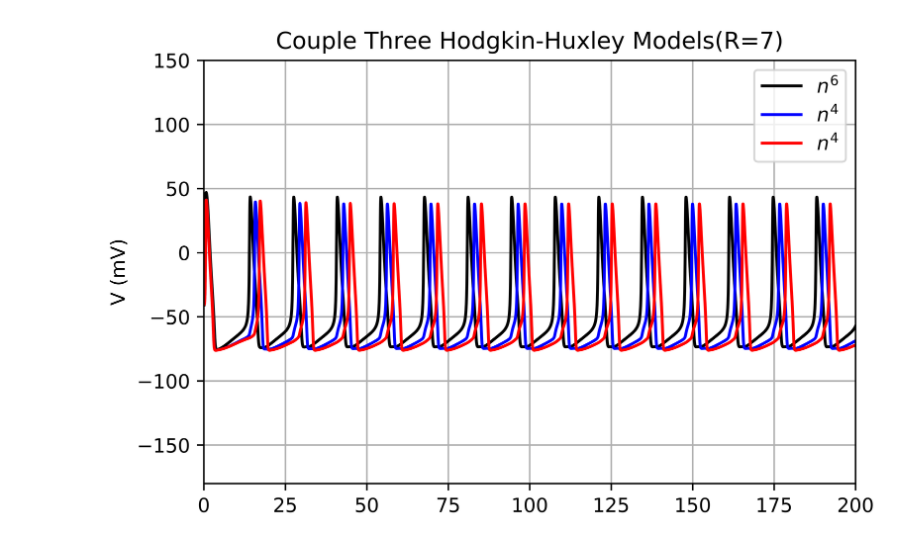
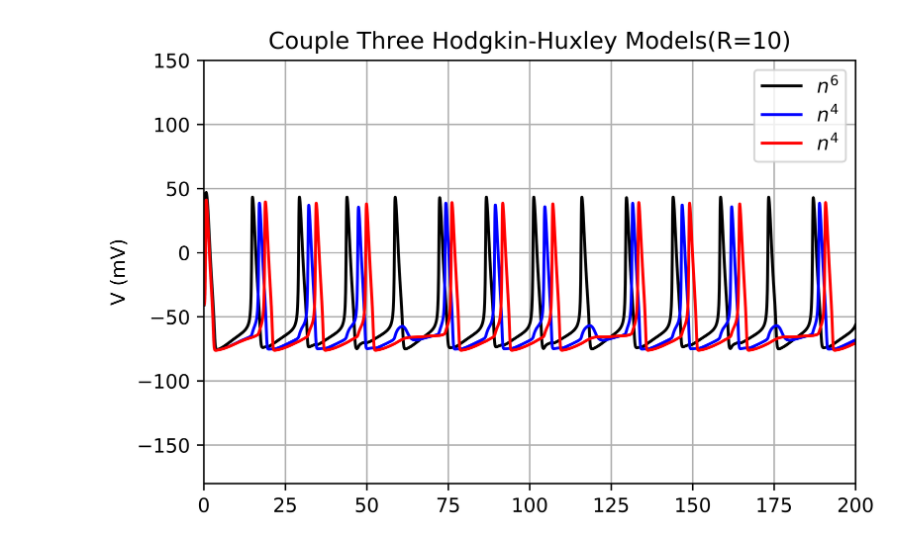
Before and after one commit to CFP106022272/Neuronal-Dynamics, a Jupyter notebook: Couple Three Hodgkin-Huxley Models.ipynb, the cells around one changed output. Saved outputs shown, nothing was run; the diff lists cells and outputs as text; code cells hidden in the pictures.

```diff
--- a/Couple Three Hodgkin-Huxley Models.ipynb
+++ b/Couple Three Hodgkin-Huxley Models.ipynb
@@ -39,39 +39,39 @@ class HodgkinHuxley():
     @staticmethod
     def Couple(X, t, self):
         V1, m1, h1, n1, V2, m2, h2, n2, V3, m3, h3, n3 = X
-        R = 7
+        R = 10
         if V1 > V2 and V2 > V3:
-            dV1dt=( - self.I_Na(V1, m1, h1) - self.I_K2(V1, n1) - self.I_L(V1)) / self.C_m
-            dV2dt=((V1-V2)/R - self.I_Na(V2, m2, h2) - self.I_K(V2, n2) - self.I_L(V2)) / self.C_m
+            dV1dt=(- (V1-V2)/R - self.I_Na(V1, m1, h1) - self.I_K2(V1, n1) - self.I_L(V1)) / self.C_m
+            dV2dt=((V1-V2)/R - (V2-V3)/R - self.I_Na(V2, m2, h2) - self.I_K(V2, n2) - self.I_L(V2)) / self.C_m
             dV3dt=((V2-V3)/R - self.I_Na(V3, m3, h3) - self.I_K(V3, n3) - self.I_L(V3)) / self.C_m
         elif V1 > V2 and V2 < V3:
-            dV1dt=( - self.I_Na(V1, m1, h1) - self.I_K2(V1, n1) - self.I_L(V1)) / self.C_m
+            dV1dt=(- (V1-V2)/R - self.I_Na(V1, m1, h1) - self.I_K2(V1, n1) - self.I_L(V1)) / self.C_m
             dV2dt=((V1-V2)/R + (V3-V2)/R - self.I_Na(V2, m2, h2) - self.I_K(V2, n2) - self.I_L(V2)) / self.C_m
-            dV3dt=( - self.I_Na(V3, m3, h3) - self.I_K(V3, n3) - self.I_L(V3)) / self.C_m
+            dV3dt=(- (V3-V2)/R - self.I_Na(V3, m3, h3) - self.I_K(V3, n3) - self.I_L(V3)) / self.C_m
         elif V1 > V2 and V2 == V3:
-            dV1dt=( - self.I_Na(V1, m1, h1) - self.I_K2(V1, n1) - self.I_L(V1)) / self.C_m
+            dV1dt=(- (V1-V2)/R - self.I_Na(V1, m1, h1) - self.I_K2(V1, n1) - self.I_L(V1)) / self.C_m
             dV2dt=((V1-V2)/R - self.I_Na(V2, m2, h2) - self.I_K(V2, n2) - self.I_L(V2)) / self.C_m
-            dV3dt=( - self.I_Na(V3, m3, h3) - self.I_K(V3, n3) - self.I_L(V3)) / self.C_m
+            dV3dt=(- self.I_Na(V3, m3, h3) - self.I_K(V3, n3) - self.I_L(V3)) / self.C_m
         elif V1 < V2 and V2 > V3:
             dV1dt=((V2-V1)/R - self.I_Na(V1, m1, h1) - self.I_K2(V1, n1) - self.I_L(V1)) / self.C_m
-            dV2dt=( - self.I_Na(V2, m2, h2) - self.I_K(V2, n2) - self.I_L(V2)) / self.C_m
+            dV2dt=(- (V2-V1)/R - (V2-V3)/R - self.I_Na(V2, m2, h2) - self.I_K(V2, n2) - self.I_L(V2)) / self.C_m
             dV3dt=((V2-V3)/R - self.I_Na(V3, m3, h3) - self.I_K(V3, n3) - self.I_L(V3)) / self.C_m
         elif V1 < V2 and V2 < V3:
             dV1dt=((V2-V1)/R - self.I_Na(V1, m1, h1) - self.I_K2(V1, n1) - self.I_L(V1)) / self.C_m
-            dV2dt=((V3-V2)/R - self.I_Na(V2, m2, h2) - self.I_K(V2, n2) - self.I_L(V2)) / self.C_m
-            dV3dt=( - self.I_Na(V3, m3, h3) - self.I_K(V3, n3) - self.I_L(V3)) / self.C_m
+            dV2dt=(- (V2-V1)/R + (V3-V2)/R - self.I_Na(V2, m2, h2) - self.I_K(V2, n2) - self.I_L(V2)) / self.C_m
+            dV3dt=(- (V3-V2)/R - self.I_Na(V3, m3, h3) - self.I_K(V3, n3) - self.I_L(V3)) / self.C_m
         elif V1 < V2 and V2 == V3:
             dV1dt=((V2-V1)/R - self.I_Na(V1, m1, h1) - self.I_K2(V1, n1) - self.I_L(V1)) / self.C_m
-            dV2dt=( - self.I_Na(V2, m2, h2) - self.I_K(V2, n2) - self.I_L(V2)) / self.C_m
-            dV3dt=( - self.I_Na(V3, m3, h3) - self.I_K(V3, n3) - self.I_L(V3)) / self.C_m
+            dV2dt=(- (V2-V1)/R - self.I_Na(V2, m2, h2) - self.I_K(V2, n2) - self.I_L(V2)) / self.C_m
+            dV3dt=(- self.I_Na(V3, m3, h3) - self.I_K(V3, n3) - self.I_L(V3)) / self.C_m
         elif V1 == V2 and V2 > V3:
-            dV1dt=( - self.I_Na(V1, m1, h1) - self.I_K2(V1, n1) - self.I_L(V1)) / self.C_m
-            dV2dt=( - self.I_Na(V2, m2, h2) - self.I_K(V2, n2) - self.I_L(V2)) / self.C_m
+            dV1dt=(- self.I_Na(V1, m1, h1) - self.I_K2(V1, n1) - self.I_L(V1)) / self.C_m
+            dV2dt=(- (V2-V3)/R - self.I_Na(V2, m2, h2) - self.I_K(V2, n2) - self.I_L(V2)) / self.C_m
             dV3dt=((V2-V3)/R - self.I_Na(V3, m3, h3) - self.I_K(V3, n3) - self.I_L(V3)) / self.C_m
         elif V1 == V2 and V2 < V3:
-            dV1dt=( - self.I_Na(V1, m1, h1) - self.I_K2(V1, n1) - self.I_L(V1)) / self.C_m
+            dV1dt=(- self.I_Na(V1, m1, h1) - self.I_K2(V1, n1) - self.I_L(V1)) / self.C_m
             dV2dt=((V3-V2)/R - self.I_Na(V2, m2, h2) - self.I_K(V2, n2) - self.I_L(V2)) / self.C_m
-            dV3dt=( - self.I_Na(V3, m3, h3) - self.I_K(V3, n3) - self.I_L(V3)) / self.C_m
+            dV3dt=(- (V3-V2)/R - self.I_Na(V3, m3, h3) - self.I_K(V3, n3) - self.I_L(V3)) / self.C_m
         else:
             dV1dt=(- self.I_Na(V1, m1, h1) - self.I_K2(V1, n1) - self.I_L(V1)) / self.C_m
             dV2dt=(- self.I_Na(V2, m2, h2) - self.I_K(V2, n2) - self.I_L(V2)) / self.C_m
@@ -91,32 +91,32 @@ class HodgkinHuxley():
         X = odeint(self.Couple, [-41, 0.05, 0.6, 0.32, -39, 0.05, 0.6, 0.32, -39, 0.05, 0.6, 0.32], self.t, args=(self,))
         V1 = X[:,0]
         m1 = X[:,1]
         h1 = X[:,2]
         n1 = X[:,3]
         V2 = X[:,4]
         m2 = X[:,5]
         h2 = X[:,6]
         n2 = X[:,7]
         V3 = X[:,8]
         m3 = X[:,9]
         h3 = X[:,10]
         n3 = X[:,11]
 
         plt.figure()
-        plt.title('Couple Three Hodgkin-Huxley Models(R=7)')
+        plt.title('Couple Three Hodgkin-Huxley Models(R=10)')
         plt.plot(self.t, V1, 'k', label='$n^{6}$')
         plt.plot(self.t, V2, 'b', label='$n^{4}$')
         plt.plot(self.t, V3, 'r', label='$n^{4}$')
         plt.ylabel('V (mV)')
         plt.xlim(0,200)
         plt.ylim(-180,150)
         #plt.gca().invert_yaxis()
         plt.legend()
         plt.grid('on')
         plt.rcParams['figure.dpi'] = 1000
         plt.show()
 if __name__ == '__main__':
     runner = HodgkinHuxley()
     runner.Main()
 # %% [output]
-[figure, old version]
+[figure, new version]
```
Also changed, not shown: parts of 1 cell of this notebook, 2 other files.
